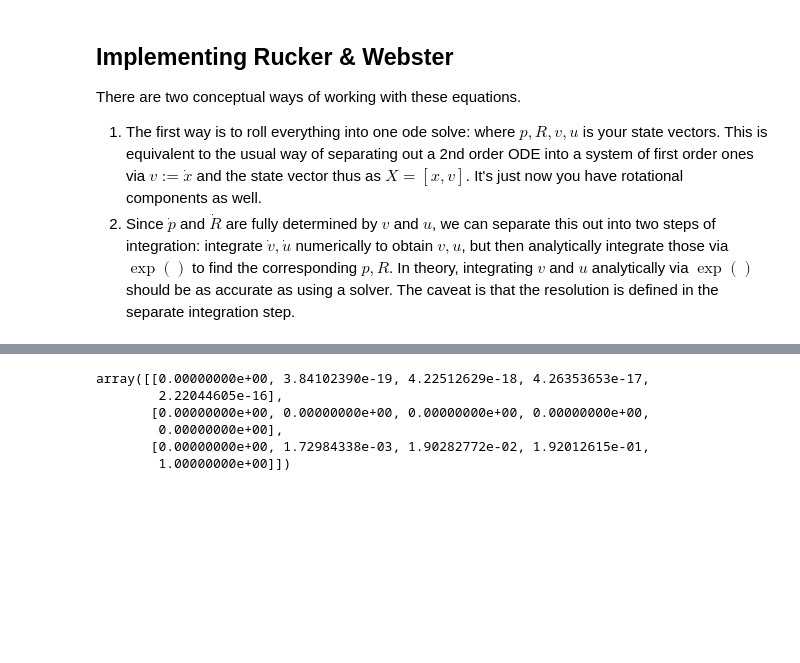
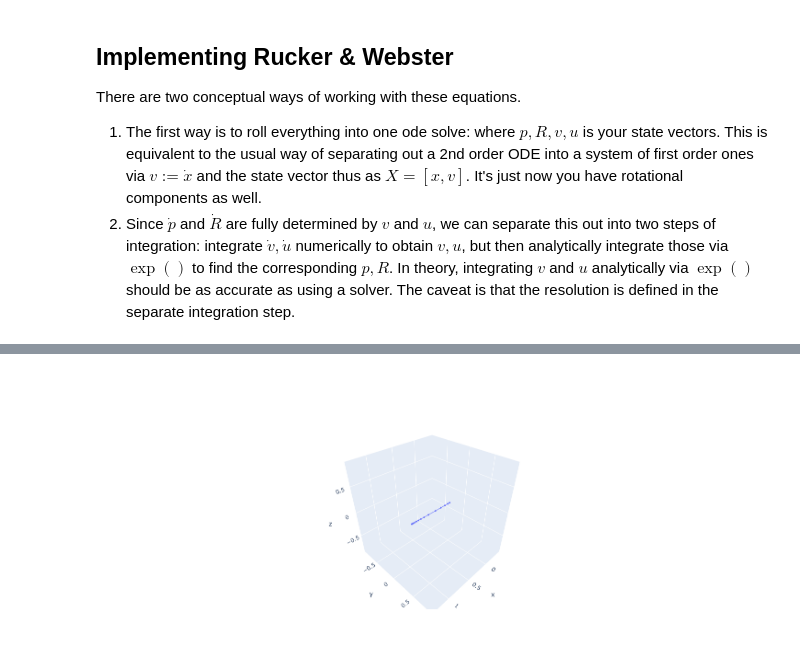
Before and after one commit to olincollege/scicomp-p4-cosseart, a Jupyter notebook: cosserat_explorations.ipynb, the cells around one changed output, grey strips where cells are left out. Saved outputs shown, nothing was run; the diff lists cells and outputs as text; code cells hidden in the pictures; blank space fills up the shorter version.

```diff
--- a/cosserat_explorations.ipynb
+++ b/cosserat_explorations.ipynb
@@ -109,18 +143,38 @@ soln = solve_ivp(rate_func, s, y_0, args=(f, l, v_star, u_star, vdot_star, udot_
 # %%
-soln.y = np.round(soln.y, 5)
+# TEMP: Round off small decimals so Plotly can plot equal ratios nicely :(
+# TODO: Maybe find a nicer solution?
+# soln.y = np.round(soln.y, 5)
 
 fig = go.Figure()
 fig.add_trace(go.Scatter3d(
     x = soln.y[0, :],
     y = soln.y[1, :],
     z = soln.y[2, :],
+    marker=dict(size=2)
 ))
-# fig.update_layout(scene_aspectmode='cube')
+
+mins = np.min(soln.y[0:3, :], axis=1)
+maxs = np.max(soln.y[0:3, :], axis=1)
+lims = np.array([mins, maxs]).T
+ranges = maxs - mins
+midpoints = np.atleast_2d(np.mean(lims, axis=1)).T
+max_range = np.max(ranges)
+
+new_ranges = midpoints + np.array([
+    [-max_range, max_range],
+    [-max_range, max_range],
+    [-max_range, max_range]
+])
+
 fig.update_layout(
-    scene=dict(aspectmode='data'),
+    scene=dict(
+        aspectmode='manual',
+        xaxis=dict(range=new_ranges[0, :]),
+        yaxis=dict(range=new_ranges[1, :]),
+        zaxis=dict(range=new_ranges[2, :])
+    ),
     height=600,
     width=800,
 )
-# fig.update_scenes(aspectmode='cube')
 fig.show()
 # %% [output]
@@ -128,9 +181 @@ fig.show()
+[figure, added]
-# %%
-soln.y[0:3, :]
-# %% [output]
-array([[0.00000000e+00, 3.84102390e-19, 4.22512629e-18, 4.26353653e-17,
-        2.22044605e-16],
-       [0.00000000e+00, 0.00000000e+00, 0.00000000e+00, 0.00000000e+00,
-        0.00000000e+00],
-       [0.00000000e+00, 1.72984338e-03, 1.90282772e-02, 1.92012615e-01,
-        1.00000000e+00]])
```
Also changed, not shown: parts of 9 cells of this notebook.
